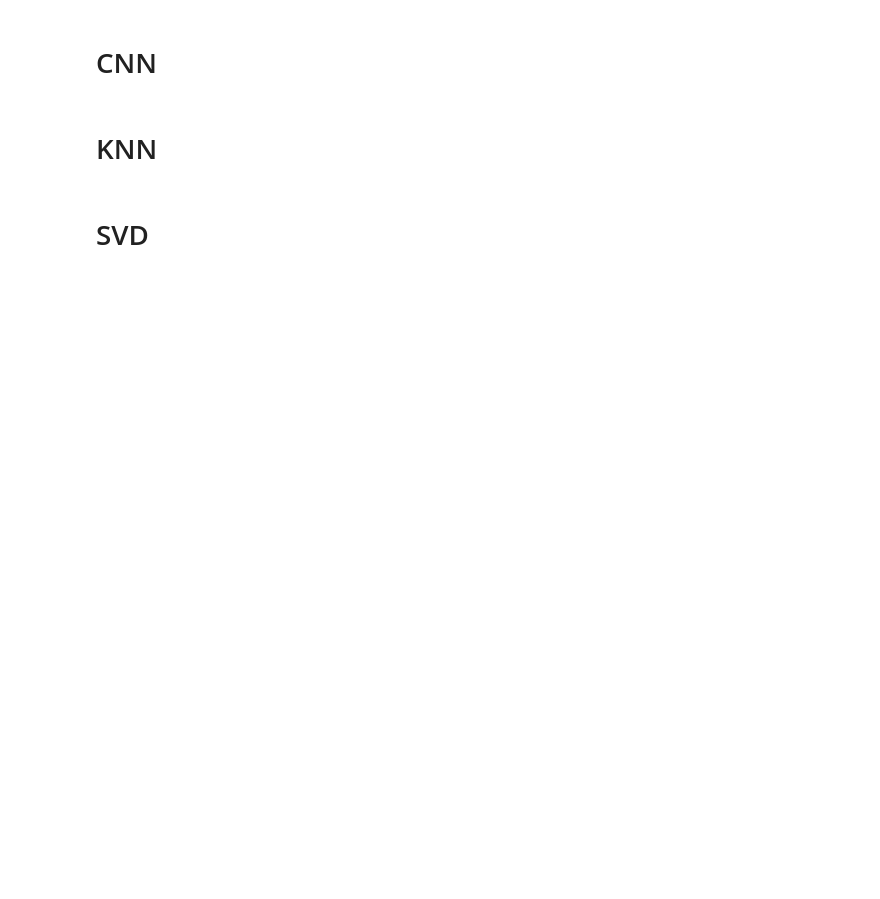
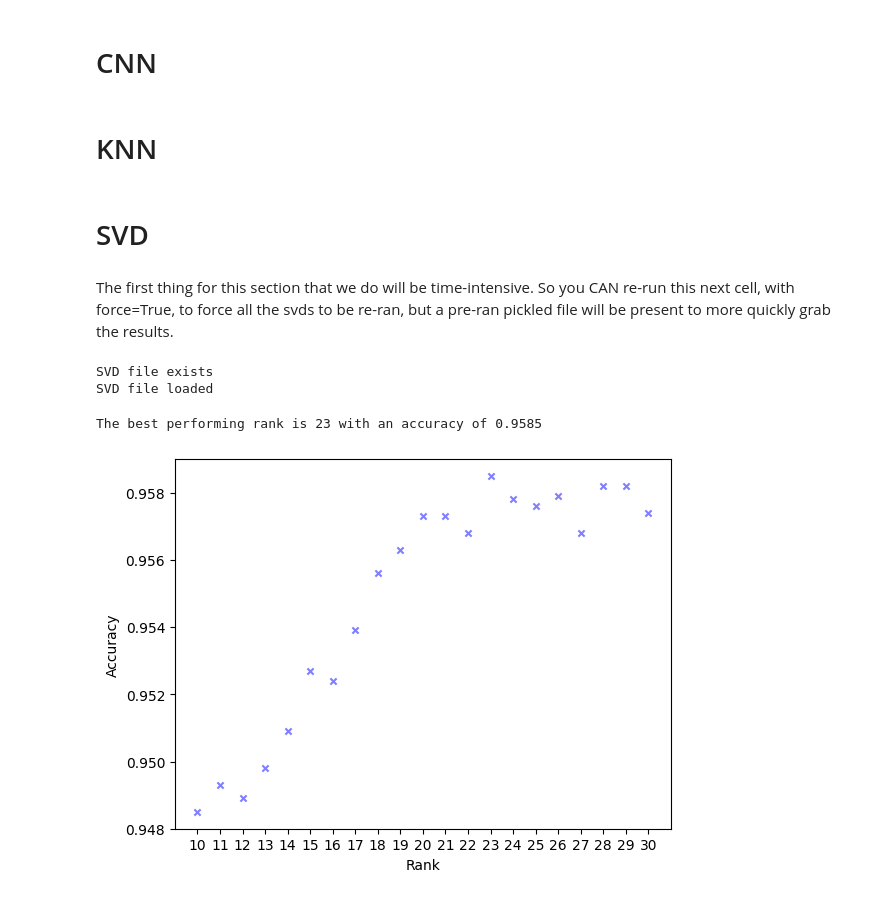
Before and after one commit to TomiTian/Mathematical-Modelling, a Jupyter notebook: main.ipynb, the cells around one changed output. Drawn from its saved outputs; the diff is of its cells as text; code cells hidden in the pictures; blank space fills up the shorter version.

```diff
--- a/main.ipynb
+++ b/main.ipynb
@@ -14,6 +25,8 @@ import argparse
 # %%
 # Set pathing correctly
 path_download = Path.cwd() / 'data'
+
+path_svd = Path.cwd() / 'SVD'
 
 print(path_download)
 
@@ -27,0 +82,4 @@ d2 = datasets.MNIST(path_download, train=False)
+# %%
+# Loading data
+# Load MNIST data
+train, test = load_mnist(path_raw_data)
@@ -28,3 +106,7 @@ d2 = datasets.MNIST(path_download, train=False)
+# %%
+#Example image
+for i in range(0,10):
+    visualize_svd(train['x'][i])
 # %% [markdown]
 # CNN
 # %%
@@ -84,3 +162,35 @@ results
 # KNN
 # %% [markdown]
 # SVD
+# %% [markdown]
+The first thing for this section that we do will be time-intensive. So you CAN re-run this next cell, with force=True, to force all the svds to be re-ran, but a pre-ran pickled file will be present to more quickly grab the results.
+# %%
+# We loop over all (rank 1-9 are omitted because they perform badly) ranks such that we can compute which rank works best
+array_t1 = []
+array_t2 =[]
+accuracy_list = []
+array_svd = []
+
+rank_range = [i for i in range(10,31)]
+array_t1, array_t2, accuracy_list, array_svd = load_or_run_all_ranks(train, test, rank_range, path_svd)
+# %% [output]
+SVD file exists
+SVD file loaded
+# %%
+# Figure out what rank was best performing
+max_index = accuracy_list.index(max(accuracy_list))
+best_rank = rank_range[max_index]
+
+print(f"The best performing rank is {best_rank} with an accuracy of {accuracy_list[max_index]}")
+# %% [output]
+The best performing rank is 23 with an accuracy of 0.9585
+# %%
+x= np.array(rank_range)
+y= np.array(accuracy_list)
+plt.xticks(rank_range)
+plt.scatter(x, y, color='blue', alpha=0.5, s = 20,marker = 'x')
+plt.xlabel('Rank')
+plt.ylabel('Accuracy')
+plt.show()
+# %% [output]
+[figure, added]
```
Also changed, not shown: parts of 17 cells of this notebook, 7 other files.
